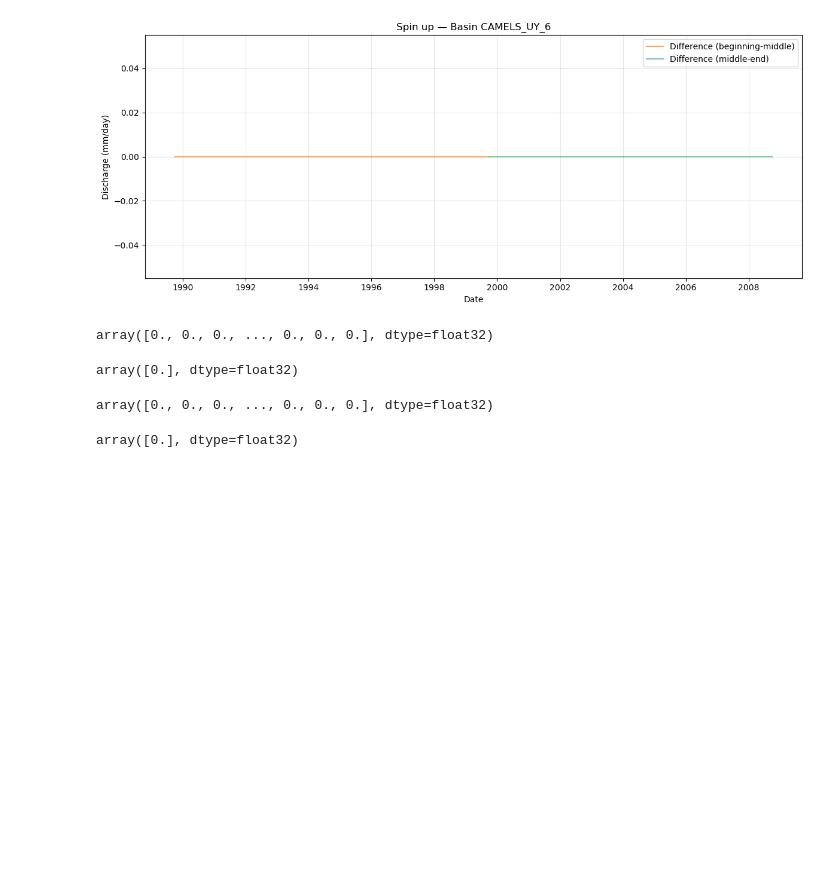
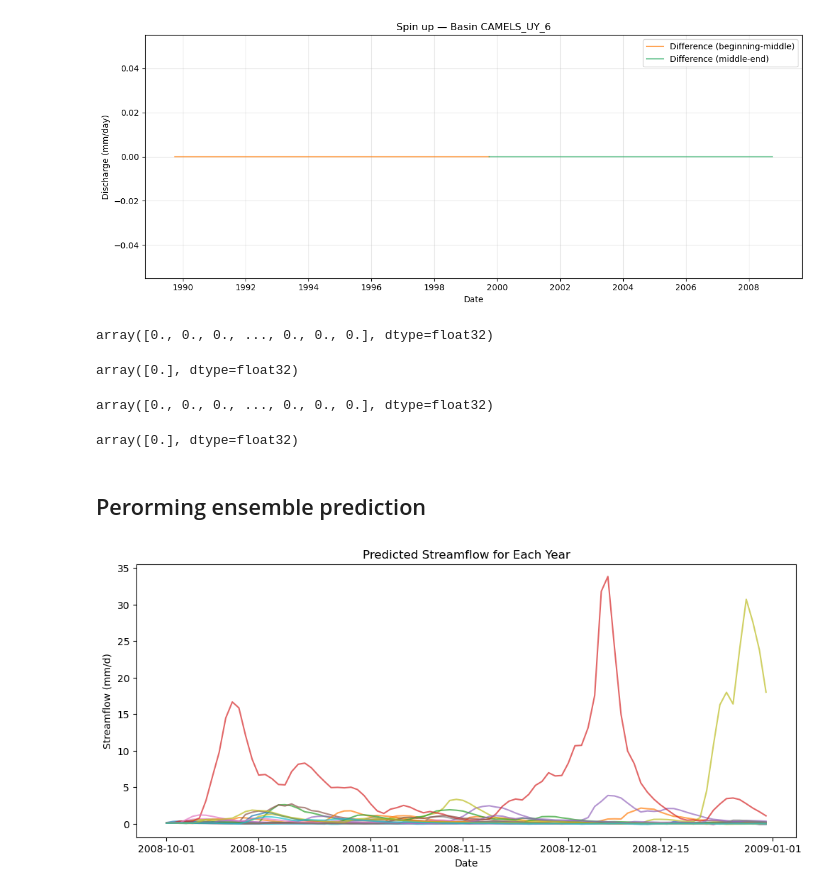
Before and after one commit to DSHydro/NeuralHydrologyAzure, a Jupyter notebook: ensemble_streamflow_prediction/soting_and_retrieving_model_state.ipynb, the cells around one changed output. Saved outputs shown, nothing was run; the diff lists cells and outputs as text; code cells hidden in the pictures; blank space fills up the shorter version.

```diff
--- a/ensemble_streamflow_prediction/soting_and_retrieving_model_state.ipynb
+++ b/ensemble_streamflow_prediction/soting_and_retrieving_model_state.ipynb
@@ -706,3 +706,5 @@ array([0., 0., 0., ..., 0., 0., 0.], dtype=float32)
 np.unique(difference_second)
 # %% [output]
 array([0.], dtype=float32)
+# %% [markdown]
+## Perorming ensemble prediction
@@ -708,0 +777,17 @@ array([0.], dtype=float32)
+# %%
+fig, ax = plt.subplots(figsize=(12, 5))
+
+# Fixed date range for x-axis
+dates = pd.date_range(start="2008-10-01", end="2008-12-31")
+
+for i, year in enumerate(range(1989, 2009)):
+    pred = predictions_dict["prediction"][i]  # numpy array of predictions
+    ax.plot(dates, pred, label=f"{year}", alpha=0.7)
+
+ax.set_xlabel("Date")
+ax.set_ylabel("Streamflow (mm/d)")
+ax.set_title("Predicted Streamflow for Each Year")
+# ax.legend()
+plt.show()
+# %% [output]
+[figure, added]
```
Also changed, not shown: parts of 4 cells of this notebook, 51 other files.
